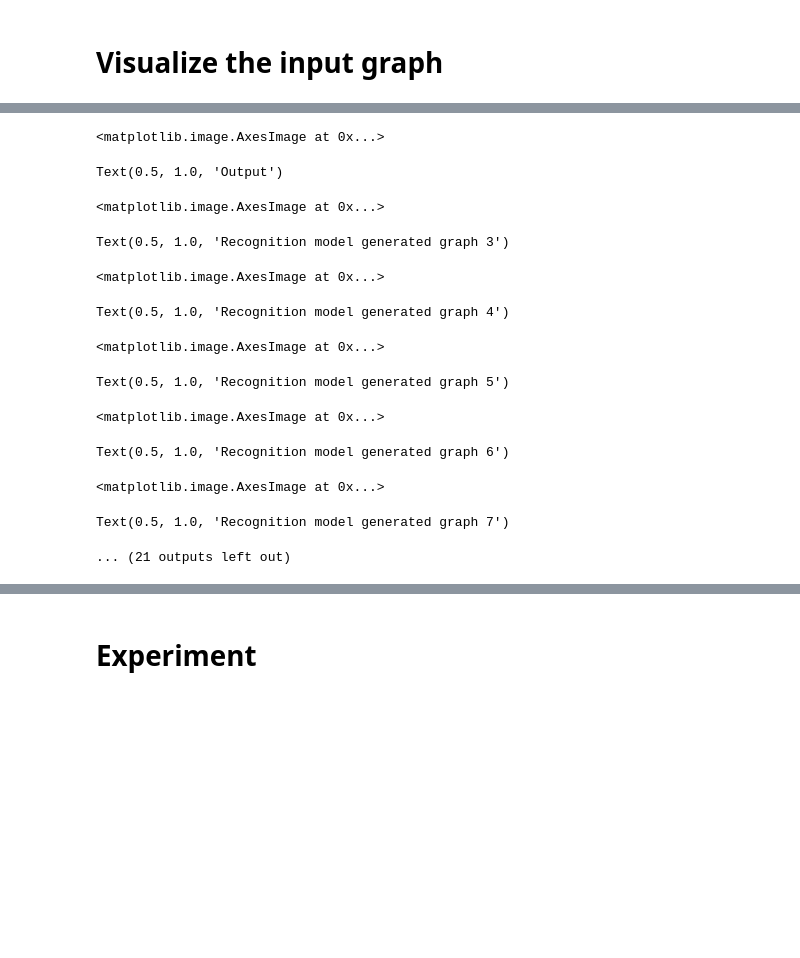
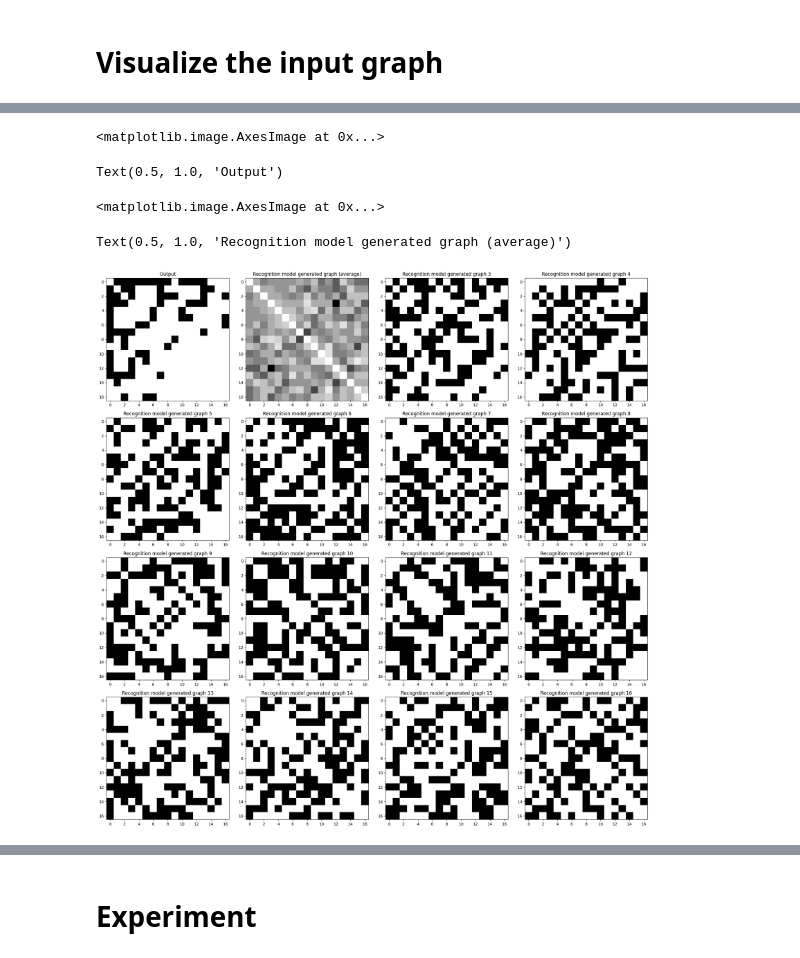
Before and after one commit to FDUguchunhui/latent-space-constraint-GNN, a Jupyter notebook: notebook/cgvae.ipynb, the cells around one changed output, grey strips where cells are left out. Saved outputs shown, nothing was run; the diff lists cells and outputs as text; code cells hidden in the pictures; blank space fills up the shorter version.

```diff
--- a/notebook/cgvae.ipynb
+++ b/notebook/cgvae.ipynb
@@ -185,46 +188,42 @@ Text(0.5, 1.0, 'Recognition model')
 # %%
 cgvae_net.load('checkpoints/cgvae_net.pth')
-threshold = 0.99
+threshold = 0.7
 
 fig, axes = plt.subplots(nrows=4, ncols=4, figsize=(20, 20))  # Create a grid of 2 rows and 5 columns for the subplots
 axes = axes.flatten()  # Flatten the axes array for easy iteration
 
 ax = axes[0]
 ax.imshow(adj_mat_out[:split, :split], cmap='Greys', interpolation='nearest')
 # plt.colorbar()  # Add a colorbar to a plot
 ax.set_title("Output")
 
 avg_adj_mat_np = np.zeros((split, split))
 
 for i in range(2, 16):
     adj_mat_np = sigmoid(cgvae_net.generate().detach().numpy())[:split, :split]
     adj_mat_np[adj_mat_np < threshold] = 0
     adj_mat_np[adj_mat_np >= threshold] = 1
     # adj_mat_np = np.random.binomial(1, adj_mat_np)
     np.fill_diagonal(adj_mat_np, 0)
     avg_adj_mat_np += adj_mat_np
     ax = axes[i]  # Select the i-th subplot
-    ax.imshow(adj_mat_np, cmap='Greys', interpolation='nearest')  # Plot the matrix in the i-th subplot
-    ax.set_title(f"Recognition model generated graph {i+1}")  # Set the title for the i-th subplot
+    _ = ax.imshow(adj_mat_np, cmap='Greys', interpolation='nearest')  # Plot the matrix in the i-th subplot
+    _ = ax.set_title(f"Recognition model generated graph {i+1}")  # Set the title for the i-th subplot
 
 avg_adj_mat_np /= 14
+
+# avg_adj_mat_np[avg_adj_mat_np < 0.7] = 0
+# avg_adj_mat_np[avg_adj_mat_np >= 0.7] = 1
+
 ax = axes[1]
 ax.imshow(avg_adj_mat_np, cmap='Greys', interpolation='nearest')
 ax.set_title("Recognition model generated graph (average)")
 
 plt.tight_layout()  # Adjust the layout to prevent overlap
 plt.show()  # Display the plots
 # %% [output]
 <matplotlib.image.AxesImage at 0x...>
 Text(0.5, 1.0, 'Output')
 <matplotlib.image.AxesImage at 0x...>
-Text(0.5, 1.0, 'Recognition model generated graph 3')
+Text(0.5, 1.0, 'Recognition model generated graph (average)')
-<matplotlib.image.AxesImage at 0x...>
-Text(0.5, 1.0, 'Recognition model generated graph 4')
-<matplotlib.image.AxesImage at 0x...>
-Text(0.5, 1.0, 'Recognition model generated graph 5')
-<matplotlib.image.AxesImage at 0x...>
-Text(0.5, 1.0, 'Recognition model generated graph 6')
-<matplotlib.image.AxesImage at 0x...>
-Text(0.5, 1.0, 'Recognition model generated graph 7')
-... (21 outputs left out)
+[figure, added]
```
Also changed, not shown: parts of 17 cells of this notebook, 5 other files.
